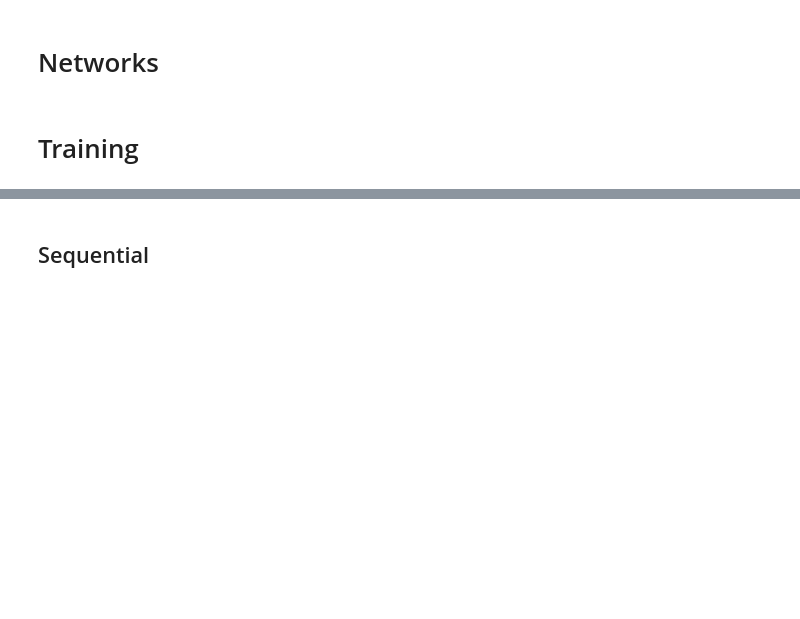
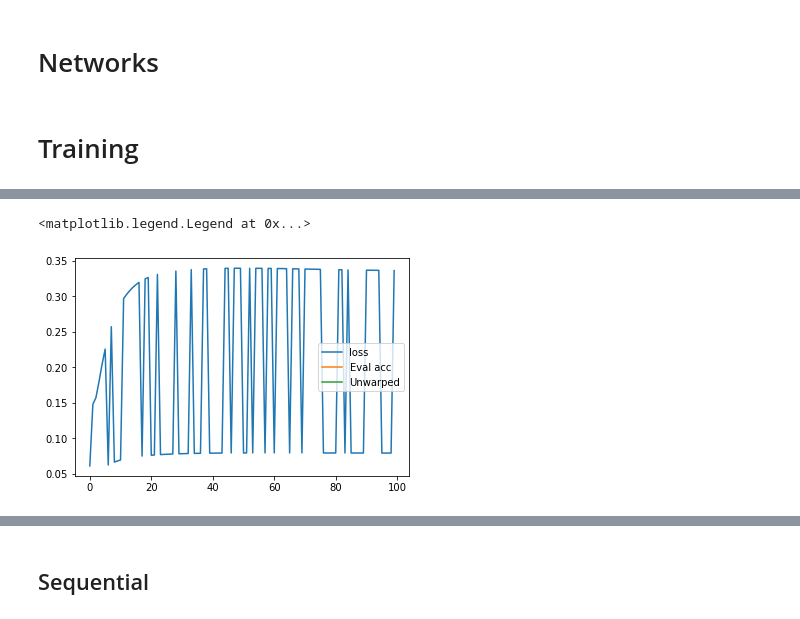
Before and after one commit to TillNicke/KD-for-optical-flow, a Jupyter notebook: Experiment_1.ipynb, the cells around one changed output, grey strips where cells are left out. Drawn from its saved outputs; the diff is of its cells as text; code cells hidden in the pictures; blank space fills up the shorter version.

```diff
--- a/Experiment_1.ipynb
+++ b/Experiment_1.ipynb
@@ -258,0 +378,9 @@ for epoch in range(epochs):
+# %%
+plt.plot(np.arange(len(losses)), losses, label='loss')
+plt.plot(np.arange(len(accs)), accs, label='Eval acc')
+plt.plot(np.arange(len(unwapred)), unwapred, label='Unwarped')
+plt.legend()
+#plt.savefig(f'plots/obel_16_1500E_{now}.png')
+# %% [output]
+<matplotlib.legend.Legend at 0x...>
+[figure, added]
```
Also changed, not shown: parts of 37 cells of this notebook, 3 other files.
